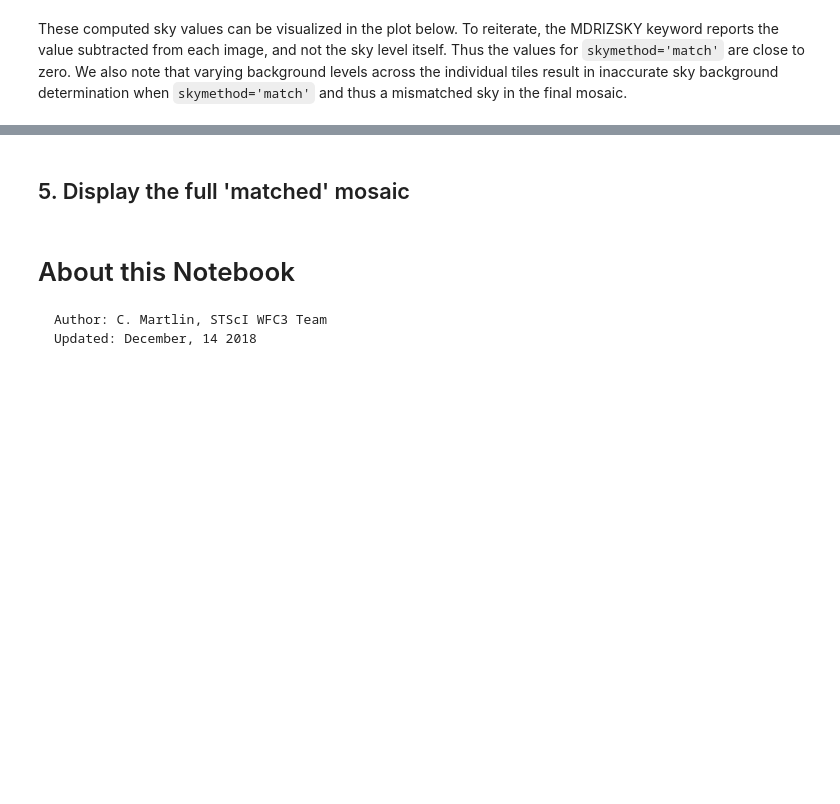
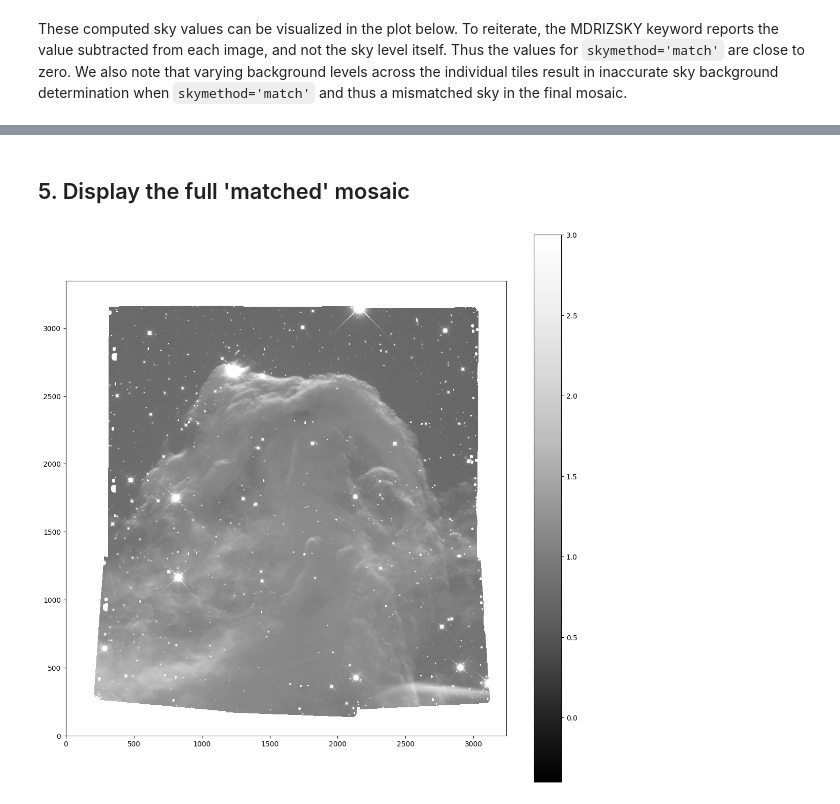
Before and after one commit to thanhdatio/HuongDanAI, a Jupyter notebook: notebooks/DrizzlePac/sky_matching/sky_matching.ipynb, the cells around one changed output, grey strips where cells are left out. Cells and saved outputs as stored; diff of their text form; code cells hidden in the pictures; blank space fills up the shorter version.

Commit message:
Storing executed notebook notebooks/DrizzlePac/sky_matching/sky_matching.ipynb

```diff
--- a/notebooks/DrizzlePac/sky_matching/sky_matching.ipynb
+++ b/notebooks/DrizzlePac/sky_matching/sky_matching.ipynb
@@ -297,11 +552,10 @@ plt.tight_layout()
 # %% [markdown]
-## 5. Display the full 'matched' mosaic
+## 5. Display the full 'matched' mosaic <a id="display"></a>
 # %%
 sci = fits.getdata('f160w_match_drz_sci.fits')
 fig = plt.figure(figsize=(14, 14))
 plt.imshow(sci, vmin=-0.4, vmax=3, cmap='Greys_r', origin='lower')
+plt.colorbar()
+plt.show()
+# %% [output]
+[figure, added]
-# %% [markdown]
-# About this Notebook
-
-    Author: C. Martlin, STScI WFC3 Team
-    Updated: December, 14 2018
```
Also changed, not shown: parts of 26 cells of this notebook.
